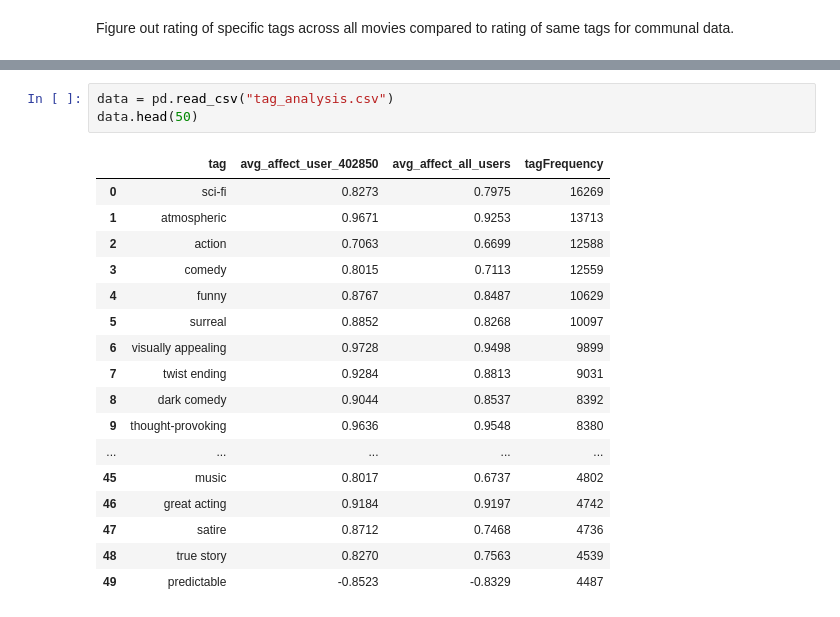
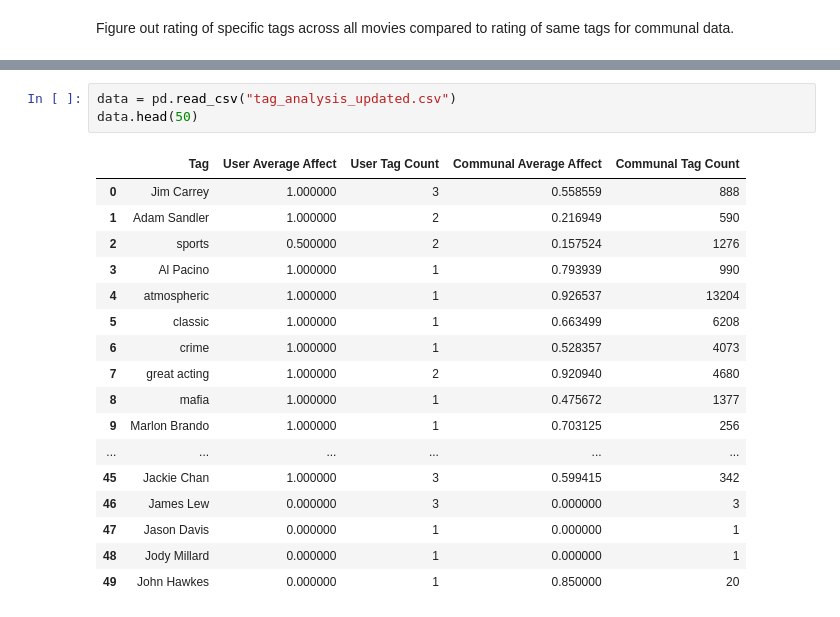
Before and after one commit to notki004/MovieLens-Work, a Jupyter notebook: MovieLensNotebook.ipynb, the cells around one changed output, grey strips where cells are left out. Cells and saved outputs as stored; diff of their text form.

```diff
--- a/MovieLensNotebook.ipynb
+++ b/MovieLensNotebook.ipynb
@@ -553,21 +569,21 @@ Database connection closed
 # %%
-data = pd.read_csv("tag_analysis.csv")
+data = pd.read_csv("tag_analysis_updated.csv")
 data.head(50)
 # %% [output]
-|  | tag | avg_affect_user_402850 | avg_affect_all_users | tagFrequency |
-| 0 | sci-fi | 0.8273 | 0.7975 | 16269 |
-| 1 | atmospheric | 0.9671 | 0.9253 | 13713 |
-| 2 | action | 0.7063 | 0.6699 | 12588 |
-| 3 | comedy | 0.8015 | 0.7113 | 12559 |
-| 4 | funny | 0.8767 | 0.8487 | 10629 |
-| 5 | surreal | 0.8852 | 0.8268 | 10097 |
-| 6 | visually appealing | 0.9728 | 0.9498 | 9899 |
-| 7 | twist ending | 0.9284 | 0.8813 | 9031 |
-| 8 | dark comedy | 0.9044 | 0.8537 | 8392 |
-| 9 | thought-provoking | 0.9636 | 0.9548 | 8380 |
-| ... | ... | ... | ... | ... |
-| 45 | music | 0.8017 | 0.6737 | 4802 |
-| 46 | great acting | 0.9184 | 0.9197 | 4742 |
-| 47 | satire | 0.8712 | 0.7468 | 4736 |
-| 48 | true story | 0.8270 | 0.7563 | 4539 |
-| 49 | predictable | -0.8523 | -0.8329 | 4487 |
+|  | Tag | User Average Affect | User Tag Count | Communal Average Affect | Communal Tag Count |
+| 0 | Jim Carrey | 1.000000 | 3 | 0.558559 | 888 |
+| 1 | Adam Sandler | 1.000000 | 2 | 0.216949 | 590 |
+| 2 | sports | 0.500000 | 2 | 0.157524 | 1276 |
+| 3 | Al Pacino | 1.000000 | 1 | 0.793939 | 990 |
+| 4 | atmospheric | 1.000000 | 1 | 0.926537 | 13204 |
+| 5 | classic | 1.000000 | 1 | 0.663499 | 6208 |
+| 6 | crime | 1.000000 | 1 | 0.528357 | 4073 |
+| 7 | great acting | 1.000000 | 2 | 0.920940 | 4680 |
+| 8 | mafia | 1.000000 | 1 | 0.475672 | 1377 |
+| 9 | Marlon Brando | 1.000000 | 1 | 0.703125 | 256 |
+| ... | ... | ... | ... | ... | ... |
+| 45 | Jackie Chan | 1.000000 | 3 | 0.599415 | 342 |
+| 46 | James Lew | 0.000000 | 3 | 0.000000 | 3 |
+| 47 | Jason Davis | 0.000000 | 1 | 0.000000 | 1 |
+| 48 | Jody Millard | 0.000000 | 1 | 0.000000 | 1 |
+| 49 | John Hawkes | 0.000000 | 1 | 0.850000 | 20 |
```
Also changed, not shown: parts of 11 cells of this notebook.
